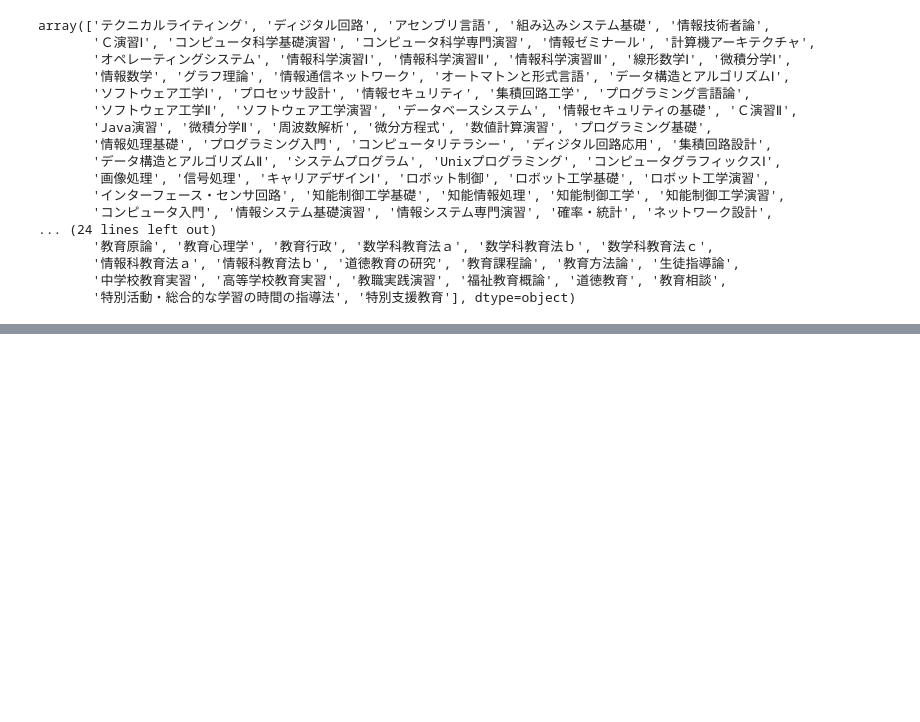
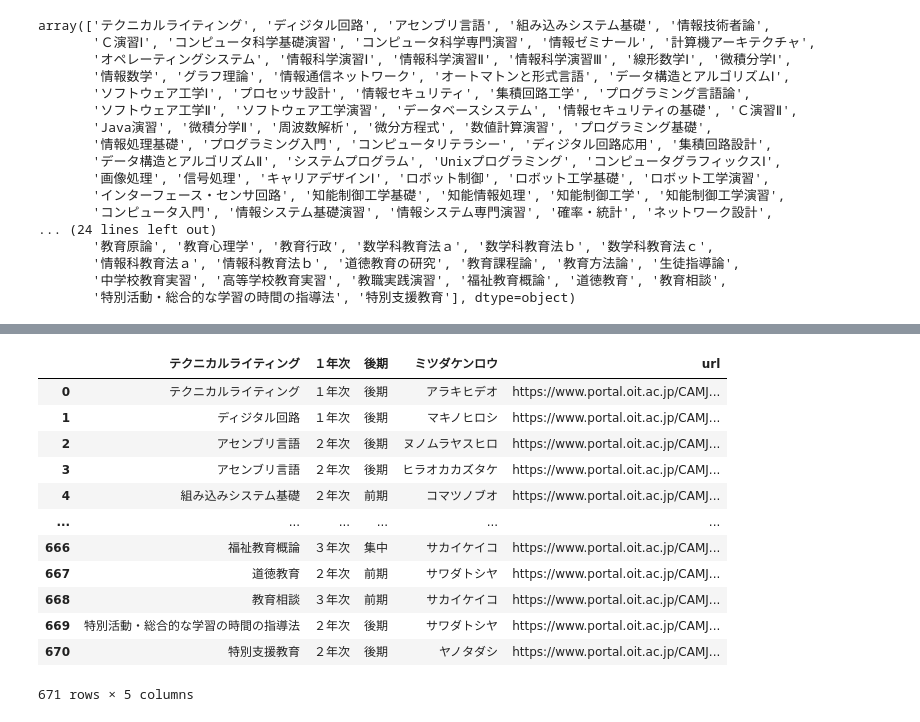
Before and after one commit to aoken7/oit_syllabus_tool, a Jupyter notebook: sylabus/confirm_sylabus_2.ipynb, the cells around one changed output, grey strips where cells are left out. Cells and saved outputs as stored; diff of their text form; code cells hidden in the pictures; blank space fills up the shorter version.

```diff
--- a/sylabus/confirm_sylabus_2.ipynb
+++ b/sylabus/confirm_sylabus_2.ipynb
@@ -185,0 +188,2 @@ array(['テクニカルライティング', 'ディジタル回路', 'アセン
+# %%
+syla_2 =pd.read_csv('syllabus_database_2.csv')
@@ -185,0 +199,7 @@ array(['テクニカルライティング', 'ディジタル回路', 'アセン
+# %%
+def make_url(lecture_num):
+    url = 'https://www.portal.oit.ac.jp/CAMJWEB/slbssbdr.do?value(risyunen)=2020&value(semekikn)=1&value(kougicd)=' + str(lecturenum) + '&value(crclumcd)=10201200'
+
+    return url
+# %%
+syla_2['url'] = syla_2['1AAB05A0'].map(make_url)
@@ -185,0 +215,16 @@ array(['テクニカルライティング', 'ディジタル回路', 'アセン
+# %%
+syla_2.drop('1AAB05A0',axis=1)
+# %% [output]
+|  | テクニカルライティング | １年次 | 後期 | ミツダケンロウ | url |
+| 0 | テクニカルライティング | １年次 | 後期 | アラキヒデオ | https://www.portal.oit.ac.jp/CAMJ... |
+| 1 | ディジタル回路 | １年次 | 後期 | マキノヒロシ | https://www.portal.oit.ac.jp/CAMJ... |
+| 2 | アセンブリ言語 | ２年次 | 後期 | ヌノムラヤスヒロ | https://www.portal.oit.ac.jp/CAMJ... |
+| 3 | アセンブリ言語 | ２年次 | 後期 | ヒラオカカズタケ | https://www.portal.oit.ac.jp/CAMJ... |
+| 4 | 組み込みシステム基礎 | ２年次 | 前期 | コマツノブオ | https://www.portal.oit.ac.jp/CAMJ... |
+| ... | ... | ... | ... | ... | ... |
+| 666 | 福祉教育概論 | ３年次 | 集中 | サカイケイコ | https://www.portal.oit.ac.jp/CAMJ... |
+| 667 | 道徳教育 | ２年次 | 前期 | サワダトシヤ | https://www.portal.oit.ac.jp/CAMJ... |
+| 668 | 教育相談 | ３年次 | 前期 | サカイケイコ | https://www.portal.oit.ac.jp/CAMJ... |
+| 669 | 特別活動・総合的な学習の時間の指導法 | ２年次 | 後期 | サワダトシヤ | https://www.portal.oit.ac.jp/CAMJ... |
+| 670 | 特別支援教育 | ２年次 | 後期 | ヤノタダシ | https://www.portal.oit.ac.jp/CAMJ... |
+671 rows × 5 columns
```
Also changed, not shown: parts of 6 cells of this notebook, 1 other file.
